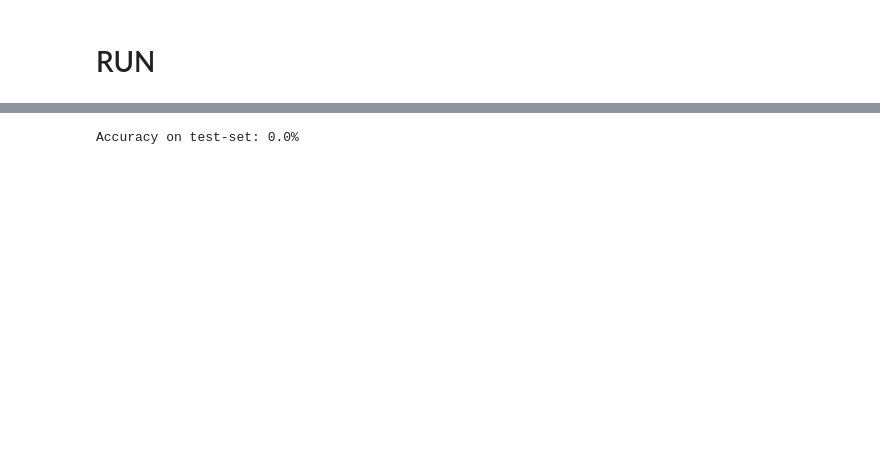
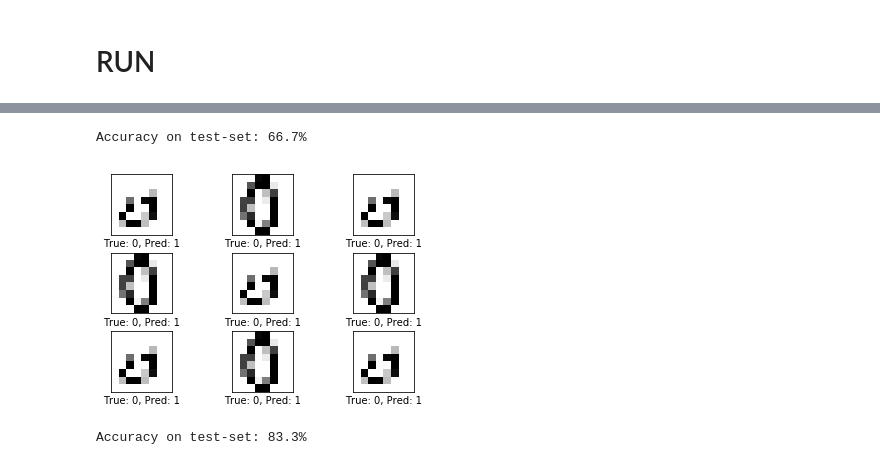
Before and after one commit to DatenBiene/Reco_Logo, a Jupyter notebook: My First Neural Network .ipynb, the cells around one changed output, grey strips where cells are left out. Cells and saved outputs as stored; diff of their text form; code cells hidden in the pictures; blank space fills up the shorter version.

Commit message:
Premières bonnes accuracy pour N Ntw

```diff
--- a/My First Neural Network .ipynb
+++ b/My First Neural Network .ipynb
@@ -233,5 +236,7 @@ array([[  0,   0,   0,   0,   0,   0,   0,   0,   0,   0,   0,  12, 255,
       dtype=uint8)
+# %%
+j={'[1 0]':0,'[0 1]':1}
 # %%
 feed_dict_test = {x: Xtest,
                   y_true: ytest,
-                  y_true_cls: [1,2]}
+                  y_true_cls: [j[str(a)] for a in ytest]}
@@ -302,13 +314,14 @@ def plot_example_errors():
 
     # Get the images from the test-set that have been
     # incorrectly classified.
-    images = Xtest[incorrect]
+
+    images = np.tile(Xtest[incorrect],(9,1))
 
     # Get the predicted classes for those images.
-    cls_pred = cls_pred[incorrect]
+    cls_pred = np.tile(cls_pred[incorrect],9)
 
     # Get the true classes for those images.
-    cls_true = y_test_cls[incorrect]
+    cls_true = np.tile(np.array(feed_dict_test[y_true_cls])[incorrect],9)
 
     # Plot the first 9 images.
     plot_images(images=images[0:9],
@@ -363,4 +376,8 @@ optimize(num_iterations=100000)
 # %%
 print_accuracy()
 # %% [output]
-Accuracy on test-set: 0.0%
+Accuracy on test-set: 66.7%
+# %%
+plot_example_errors()
+# %% [output]
+[figure, added]
@@ -366,0 +386,4 @@ Accuracy on test-set: 0.0%
+# %%
+print_accuracy()
+# %% [output]
+Accuracy on test-set: 83.3%
```
Also changed, not shown: parts of 13 cells of this notebook, 41 other files.
